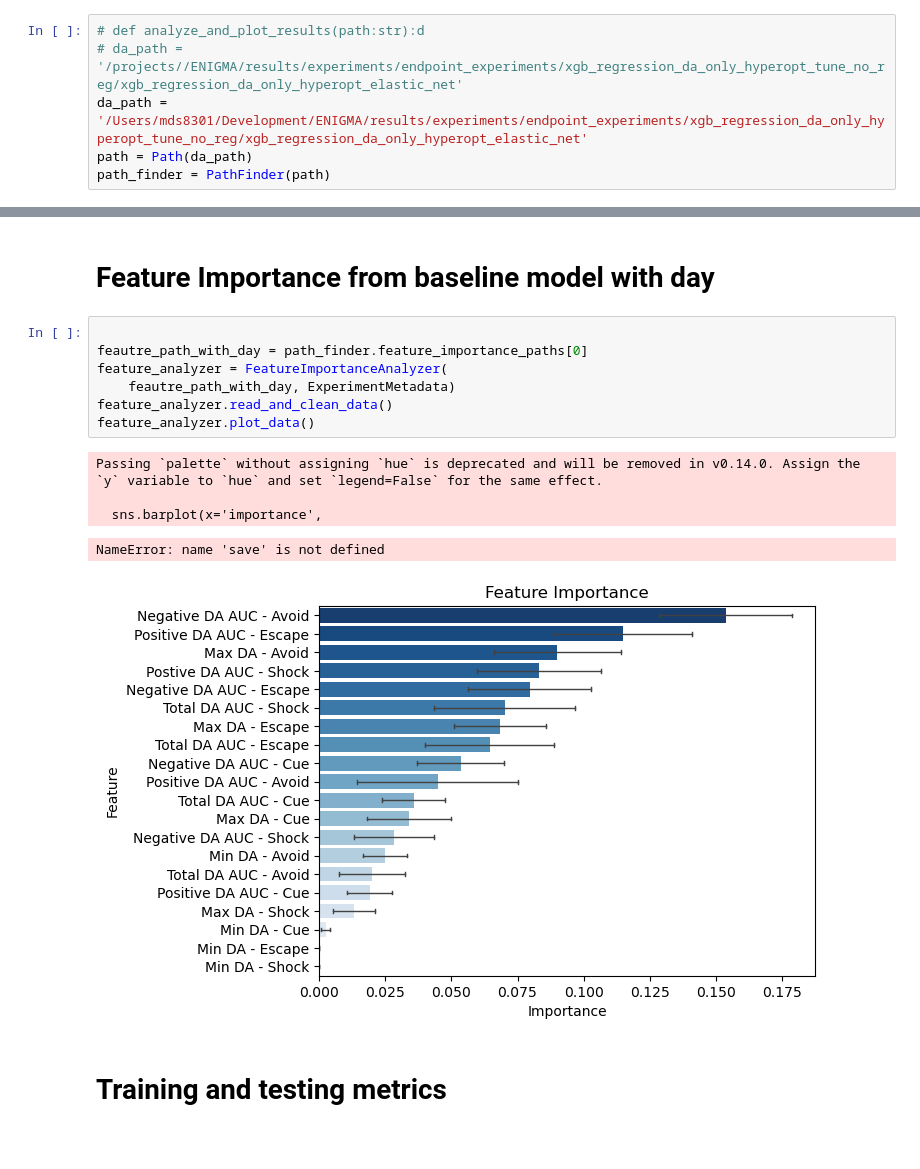
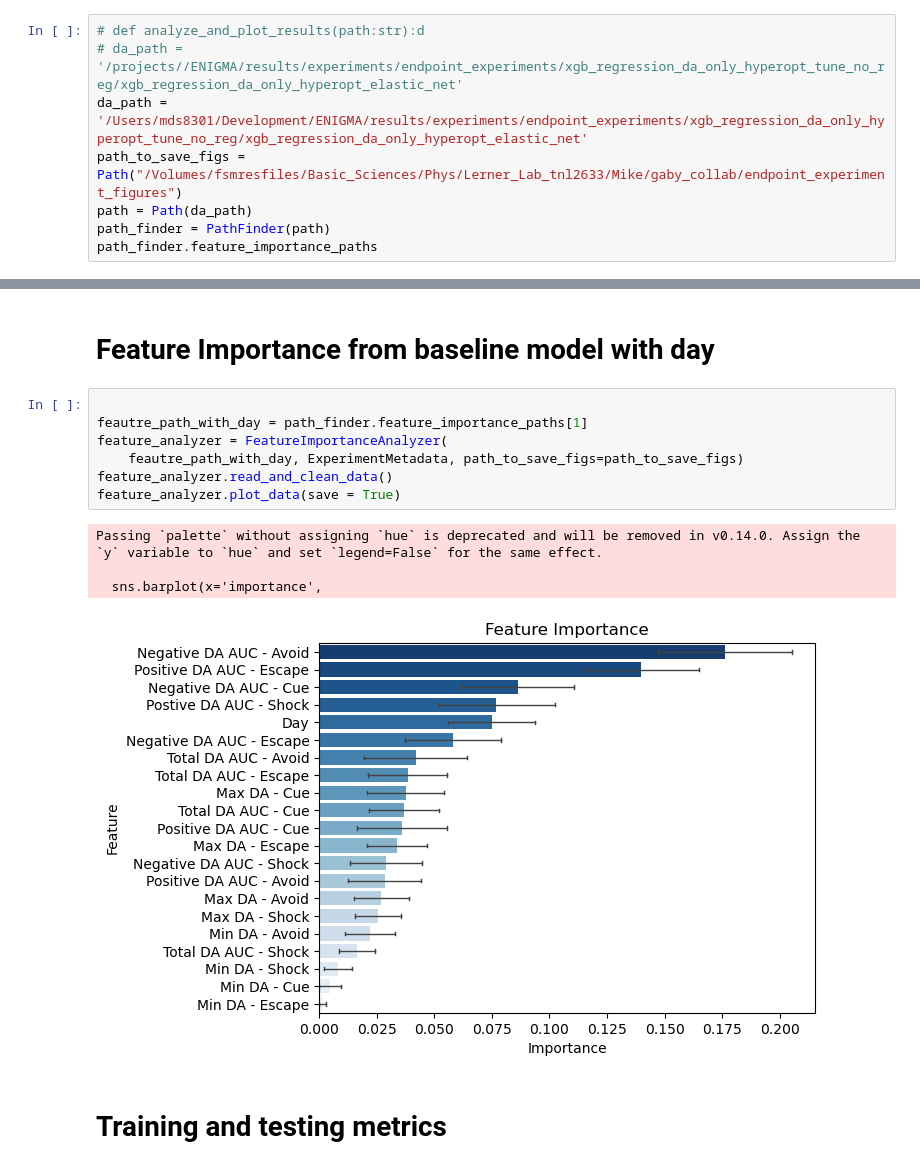
Before and after one commit to Mschaid/ENIGMA, a Jupyter notebook: notebooks/reports/final_experiments_analysis.ipynb, the cells around one changed output, grey strips where cells are left out. Cells and saved outputs as stored; diff of their text form; blank space fills up the shorter version.

```diff
--- a/notebooks/reports/final_experiments_analysis.ipynb
+++ b/notebooks/reports/final_experiments_analysis.ipynb
@@ -57,5 +55,7 @@ da_w_day_experimenter.run_experiment(
 # def analyze_and_plot_results(path:str):d
 # da_path = '/projects//ENIGMA/results/experiments/endpoint_experiments/xgb_regression_da_only_hyperopt_tune_no_reg/xgb_regression_da_only_hyperopt_elastic_net'
 da_path = '/Users/mds8301/Development/ENIGMA/results/experiments/endpoint_experiments/xgb_regression_da_only_hyperopt_tune_no_reg/xgb_regression_da_only_hyperopt_elastic_net'
+path_to_save_figs = Path("/Volumes/fsmresfiles/Basic_Sciences/Phys/Lerner_Lab_tnl2633/Mike/gaby_collab/endpoint_experiment_figures")
 path = Path(da_path)
 path_finder = PathFinder(path)
+path_finder.feature_importance_paths
@@ -63,17 +66,16 @@ path_finder = PathFinder(path)
 # Feature Importance from baseline model with day
 # %%
 
-feautre_path_with_day = path_finder.feature_importance_paths[0]
+feautre_path_with_day = path_finder.feature_importance_paths[1]
 feature_analyzer = FeatureImportanceAnalyzer(
-    feautre_path_with_day, ExperimentMetadata)
+    feautre_path_with_day, ExperimentMetadata, path_to_save_figs=path_to_save_figs)
 feature_analyzer.read_and_clean_data()
-feature_analyzer.plot_data()
+feature_analyzer.plot_data(save = True)
 # %% [output]
 Passing `palette` without assigning `hue` is deprecated and will be removed in v0.14.0. Assign the `y` variable to `hue` and set `legend=False` for the same effect.
 
   sns.barplot(x='importance',
-NameError: name 'save' is not defined
-[figure, old version]
+[figure, new version]
 # %% [markdown]
 # Training and testing metrics
 # %%
```
Also changed, not shown: parts of 8 cells of this notebook, 6 other files.
